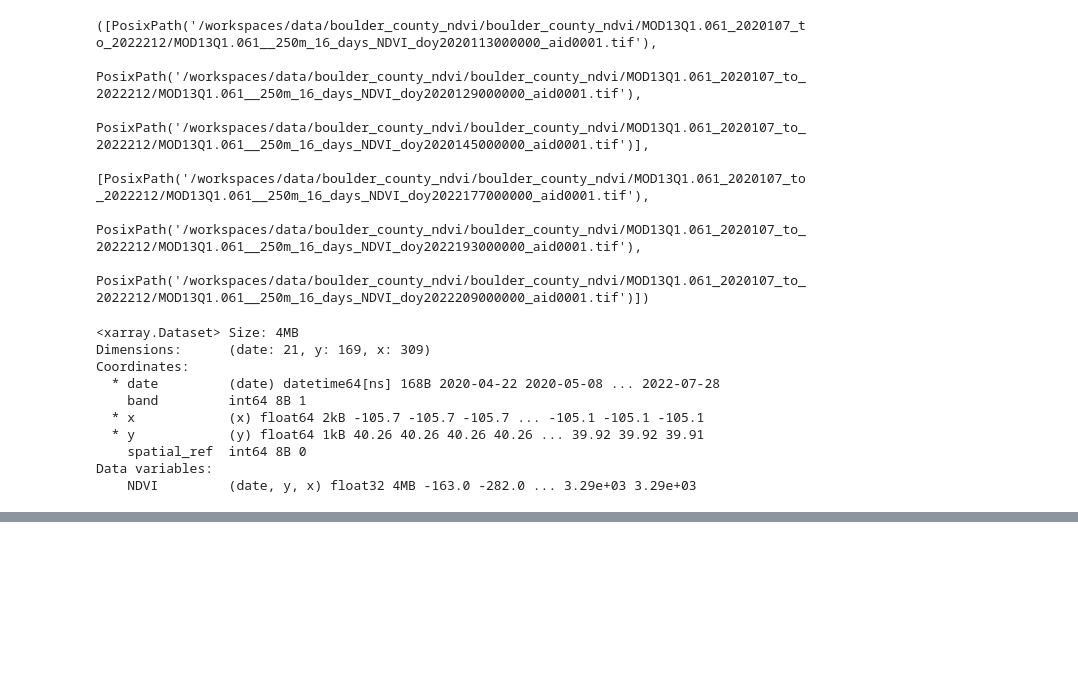
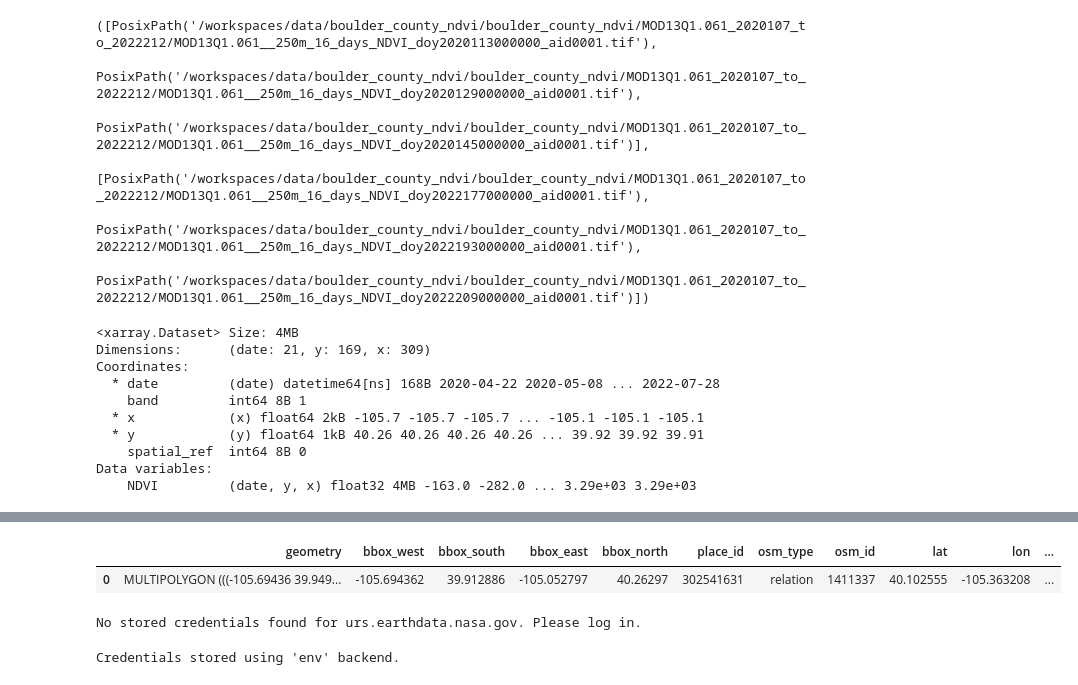
Before and after one commit to earthlab-education/04-vegetation-mawo7952, a Jupyter notebook: notebooks/portfolio-code.ipynb, the cells around one changed output, grey strips where cells are left out. Drawn from its saved outputs; the diff is of its cells as text; code cells hidden in the pictures; blank space fills up the shorter version.

Commit message:
unable to download imagery

```diff
--- a/notebooks/portfolio-code.ipynb
+++ b/notebooks/portfolio-code.ipynb
@@ -146,0 +180,10 @@ ndvi_2020_scaled.hvplot(x='x', y='y', geo = True) * boulder_county_gdf.hvplot(ge
+# %%
+### search for PRNS
+boulder_county_gdf = ox.geocode_to_gdf(
+    'Boulder County, Colorado, United States')
+
+### check it out
+boulder_county_gdf
+# %% [output]
+|  | geometry | bbox_west | bbox_south | bbox_east | bbox_north | place_id | osm_type | osm_id | lat | lon | ... |
+| 0 | MULTIPOLYGON (((-105.69436 39.949... | -105.694362 | 39.912886 | -105.052797 | 40.26297 | 302541631 | relation | 1411337 | 40.102555 | -105.363208 | ... |
@@ -146,0 +216,5 @@ ndvi_2020_scaled.hvplot(x='x', y='y', geo = True) * boulder_county_gdf.hvplot(ge
+# %%
+ndvi_downloader.download_files(cache=True)
+# %% [output]
+No stored credentials found for urs.earthdata.nasa.gov. Please log in.
+Credentials stored using 'env' backend.
```
Also changed, not shown: parts of 3 cells of this notebook, 1 other file.
